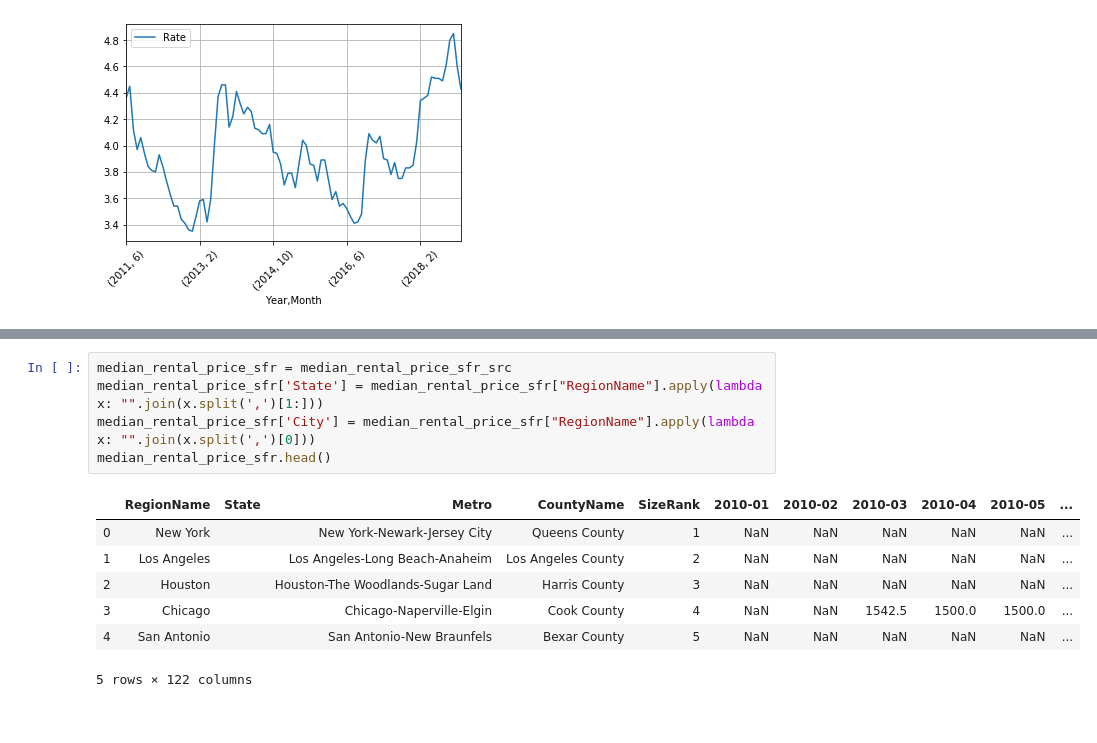
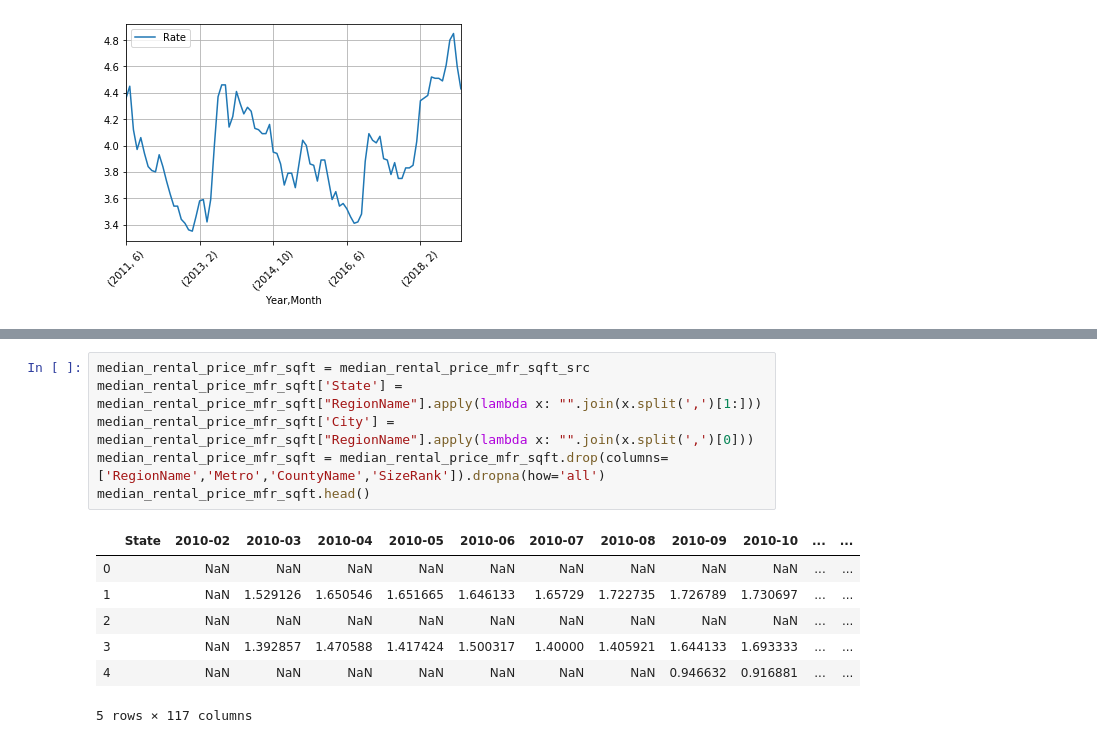
Before and after one commit to JosueGar/team_project_1, a Jupyter notebook: Randall_scratchpad.ipynb, the cells around one changed output, grey strips where cells are left out. Drawn from its saved outputs; the diff is of its cells as text.

```diff
--- a/Randall_scratchpad.ipynb
+++ b/Randall_scratchpad.ipynb
@@ -138,13 +222,14 @@ affordability_income.head()
 # %%
-median_rental_price_sfr = median_rental_price_sfr_src
-median_rental_price_sfr['State'] = median_rental_price_sfr["RegionName"].apply(lambda x: "".join(x.split(',')[1:]))
-median_rental_price_sfr['City'] = median_rental_price_sfr["RegionName"].apply(lambda x: "".join(x.split(',')[0]))
-median_rental_price_sfr.head()
+median_rental_price_mfr_sqft = median_rental_price_mfr_sqft_src
+median_rental_price_mfr_sqft['State'] = median_rental_price_mfr_sqft["RegionName"].apply(lambda x: "".join(x.split(',')[1:]))
+median_rental_price_mfr_sqft['City'] = median_rental_price_mfr_sqft["RegionName"].apply(lambda x: "".join(x.split(',')[0]))
+median_rental_price_mfr_sqft = median_rental_price_mfr_sqft.drop(columns=['RegionName','Metro','CountyName','SizeRank']).dropna(how='all')
+median_rental_price_mfr_sqft.head()
 # %% [output]
-|  | RegionName | State | Metro | CountyName | SizeRank | 2010-01 | 2010-02 | 2010-03 | 2010-04 | 2010-05 | ... |
-| 0 | New York |  | New York-Newark-Jersey City | Queens County | 1 | NaN | NaN | NaN | NaN | NaN | ... |
-| 1 | Los Angeles |  | Los Angeles-Long Beach-Anaheim | Los Angeles County | 2 | NaN | NaN | NaN | NaN | NaN | ... |
-| 2 | Houston |  | Houston-The Woodlands-Sugar Land | Harris County | 3 | NaN | NaN | NaN | NaN | NaN | ... |
-| 3 | Chicago |  | Chicago-Naperville-Elgin | Cook County | 4 | NaN | NaN | 1542.5 | 1500.0 | 1500.0 | ... |
-| 4 | San Antonio |  | San Antonio-New Braunfels | Bexar County | 5 | NaN | NaN | NaN | NaN | NaN | ... |
+|  | State | 2010-02 | 2010-03 | 2010-04 | 2010-05 | 2010-06 | 2010-07 | 2010-08 | 2010-09 | 2010-10 | ... | ... |
+| 0 |  | NaN | NaN | NaN | NaN | NaN | NaN | NaN | NaN | NaN | ... | ... |
+| 1 |  | NaN | 1.529126 | 1.650546 | 1.651665 | 1.646133 | 1.65729 | 1.722735 | 1.726789 | 1.730697 | ... | ... |
+| 2 |  | NaN | NaN | NaN | NaN | NaN | NaN | NaN | NaN | NaN | ... | ... |
+| 3 |  | NaN | 1.392857 | 1.470588 | 1.417424 | 1.500317 | 1.40000 | 1.405921 | 1.644133 | 1.693333 | ... | ... |
+| 4 |  | NaN | NaN | NaN | NaN | NaN | NaN | NaN | 0.946632 | 0.916881 | ... | ... |
-5 rows × 122 columns
+5 rows × 117 columns
```
Also changed, not shown: parts of 16 cells of this notebook.
